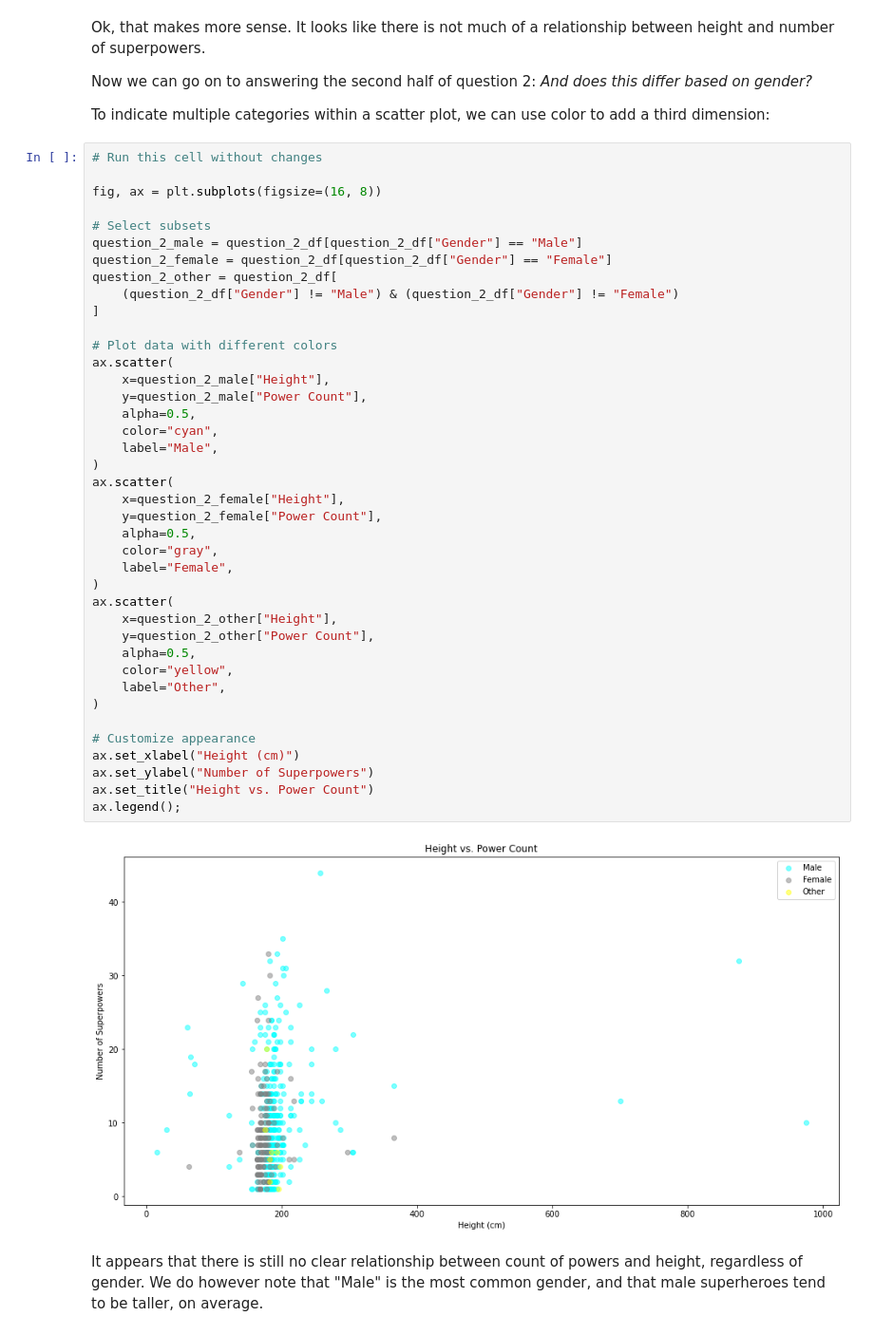
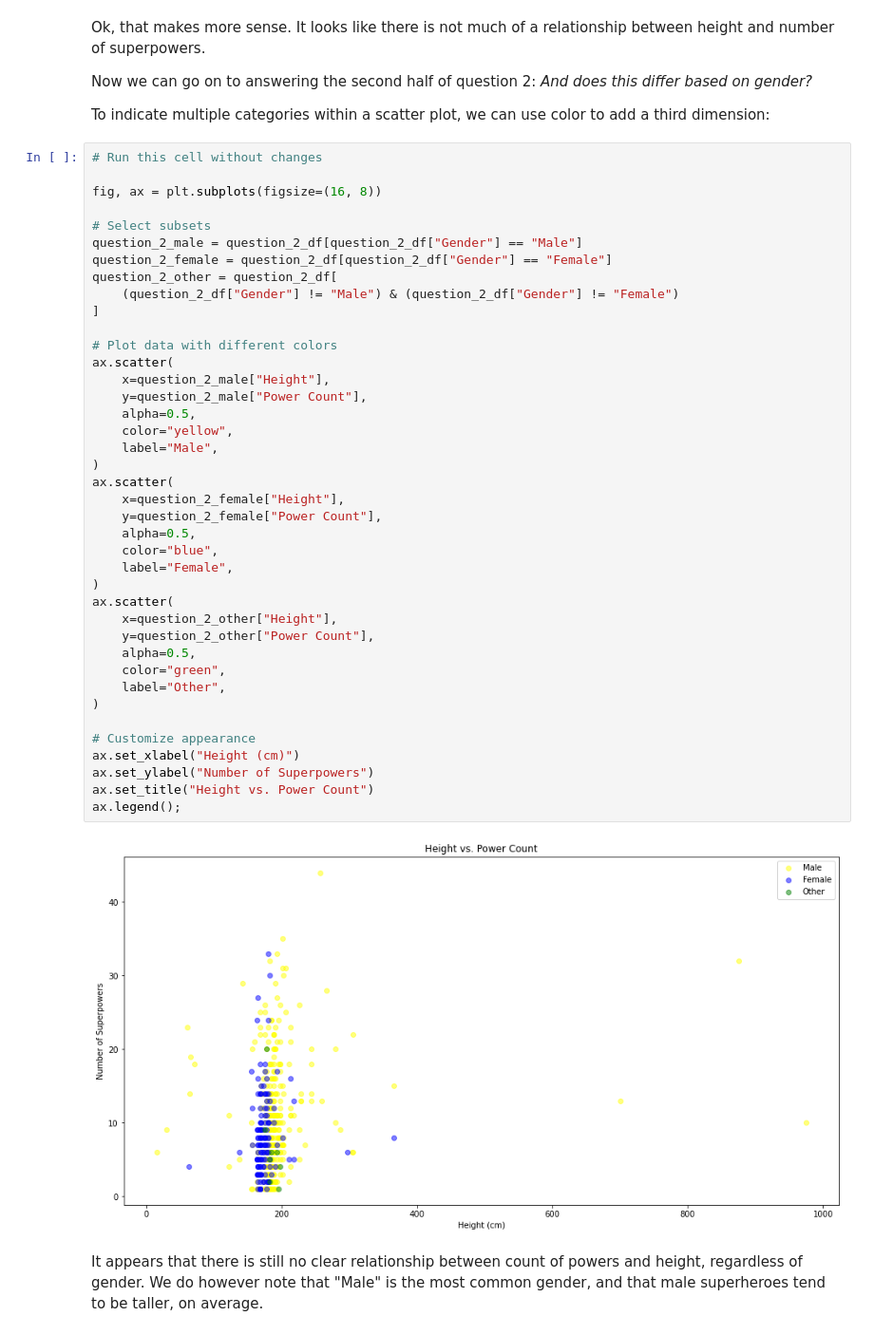
Before and after one commit to kiriiri/dsc-pandas-data-cleaning-lab, a Jupyter notebook: index.ipynb, the cells around one changed output. Shown: that part at 95% size. Cells and saved outputs as stored; diff of their text form.

```diff
--- a/index.ipynb
+++ b/index.ipynb
@@ -687,37 +687,37 @@ question_2_female = question_2_df[question_2_df["Gender"] == "Female"]
 question_2_other = question_2_df[
     (question_2_df["Gender"] != "Male") & (question_2_df["Gender"] != "Female")
 ]
 
 # Plot data with different colors
 ax.scatter(
     x=question_2_male["Height"],
     y=question_2_male["Power Count"],
     alpha=0.5,
-    color="cyan",
+    color="yellow",
     label="Male",
 )
 ax.scatter(
     x=question_2_female["Height"],
     y=question_2_female["Power Count"],
     alpha=0.5,
-    color="gray",
+    color="blue",
     label="Female",
 )
 ax.scatter(
     x=question_2_other["Height"],
     y=question_2_other["Power Count"],
     alpha=0.5,
-    color="yellow",
+    color="green",
     label="Other",
 )
 
 # Customize appearance
 ax.set_xlabel("Height (cm)")
 ax.set_ylabel("Number of Superpowers")
 ax.set_title("Height vs. Power Count")
 ax.legend();
 # %% [output]
-[figure, old version]
+[figure, new version]
 # %% [markdown]
 It appears that there is still no clear relationship between count of powers and height, regardless of gender. We do however note that "Male" is the most common gender, and that male superheroes tend to be taller, on average.
 # %% [markdown]
```
Also changed, not shown: parts of 9 cells of this notebook.
